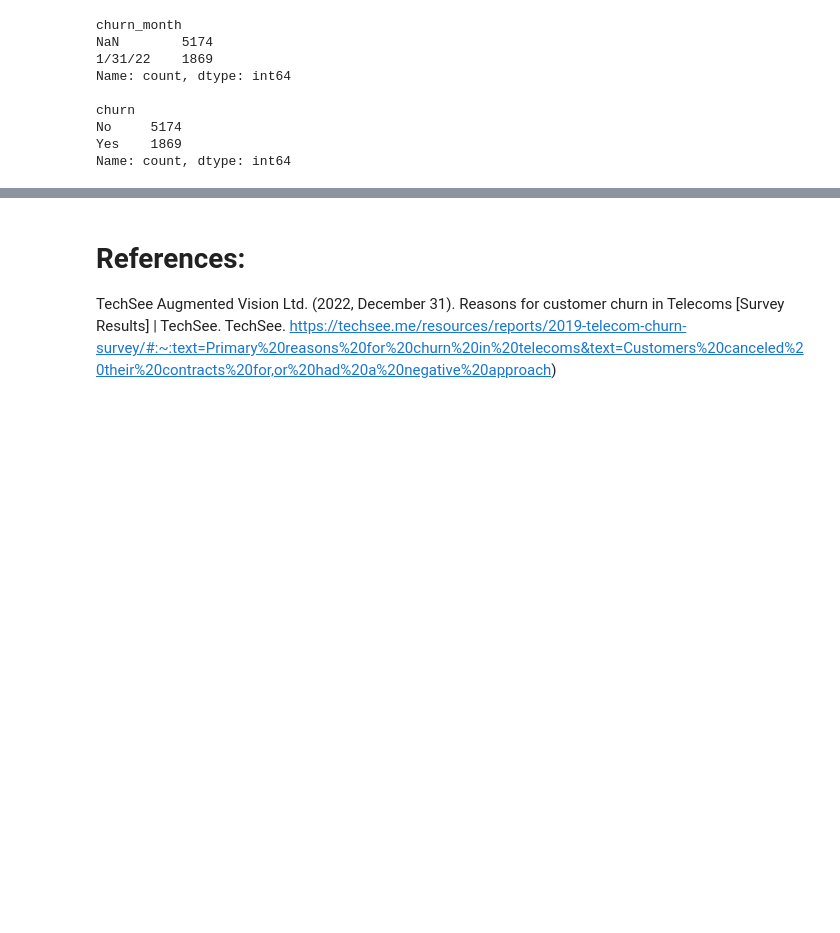
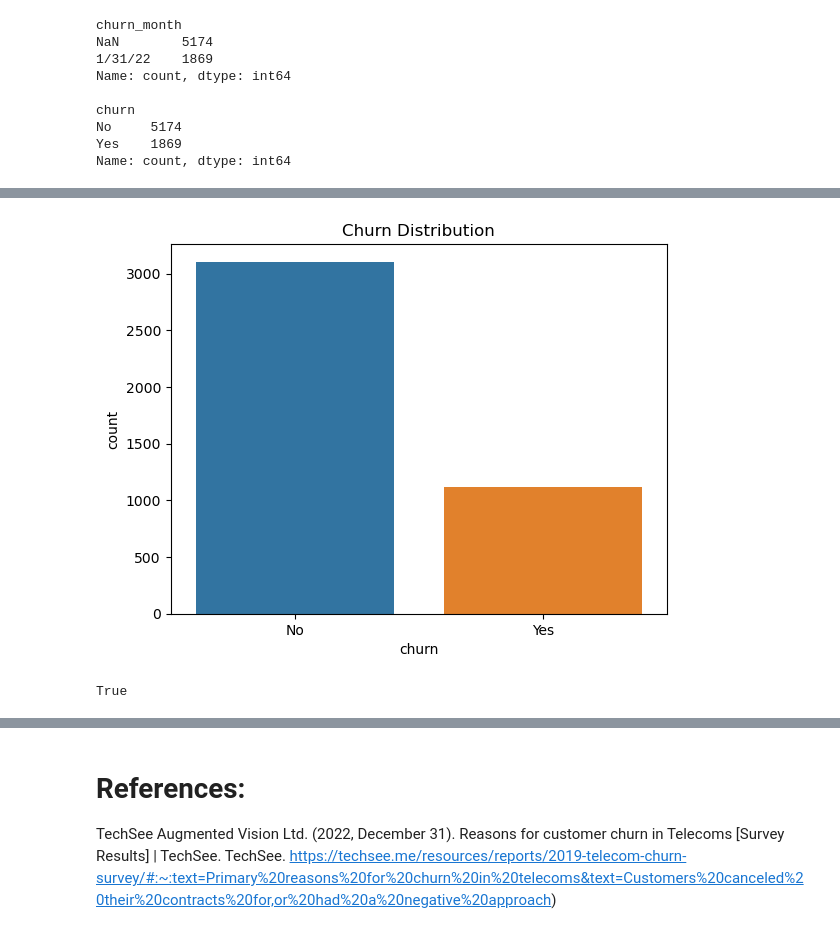
Before and after one commit to kelseyhangyu/Telcos_Customer_Churn_Drivers, a Jupyter notebook: Telco's churning investigation full notes.ipynb, the cells around one changed output, grey strips where cells are left out. Cells and saved outputs as stored; diff of their text form; code cells hidden in the pictures; blank space fills up the shorter version.

```diff
--- a/Telco's churning investigation full notes.ipynb
+++ b/Telco's churning investigation full notes.ipynb
@@ -160,0 +170,4 @@ Name: count, dtype: int64
+# %%
+# replace NaNs with corresponding names in churn_month
+telco['churn_month']=telco['churn_month'].fillna('not churned')
+telco['churn_month'].value_counts()
@@ -160,0 +281,6 @@ Name: count, dtype: int64
+# %%
+# replace '' in total_charges column with 0
+# convert total_charges from object to float
+
+telco.total_charges = telco.total_charges.replace(' ','0.0')
+telco.total_charges = telco.total_charges.astype(float)
@@ -160,0 +310,4 @@ Name: count, dtype: int64
+# %%
+telco=telco.drop(['payment_type_id'],axis =1)
+telco=telco.drop(['contract_type_id'],axis =1)
+telco=telco.drop(['internet_service_type_id'],axis =1)
@@ -160,0 +316,15 @@ Name: count, dtype: int64
+# %%
+from sklearn.model_selection import train_test_split
+#first split
+train, validate_test = train_test_split(telco,
+                train_size=0.60, #size of the train df, and the test size will default to 1-train_size
+                random_state=123, #set any number here for consistency
+                 stratify=telco['churn'] #need to stratify on target variable
+                )
+
+#second split
+validate, test = train_test_split(validate_test, #this is the df that we are splitting now
+                test_size=0.50, #set test or train size to 50%
+                 random_state=123, #gotta send in a random seed
+                stratify=validate_test['churn']#still got to stratify
+                )
@@ -160,0 +337,16 @@ Name: count, dtype: int64
+# %%
+sns.countplot(x='churn', data=train)
+plt.title('Churn Distribution')
+plt.show()
+# %% [output]
+[figure, added]
+# %%
+# Drop unnecessary columns
+train = train.drop(['churn_month'], axis=1)
+
+# split train dataset by churn/ not churn
+churn = train[train.churn == 'Yes']
+notchurn = train[train.churn != 'Yes']
+len(churn) + len(notchurn) == len(train)
+# %% [output]
+True
```
Also changed, not shown: parts of 44 cells of this notebook.
